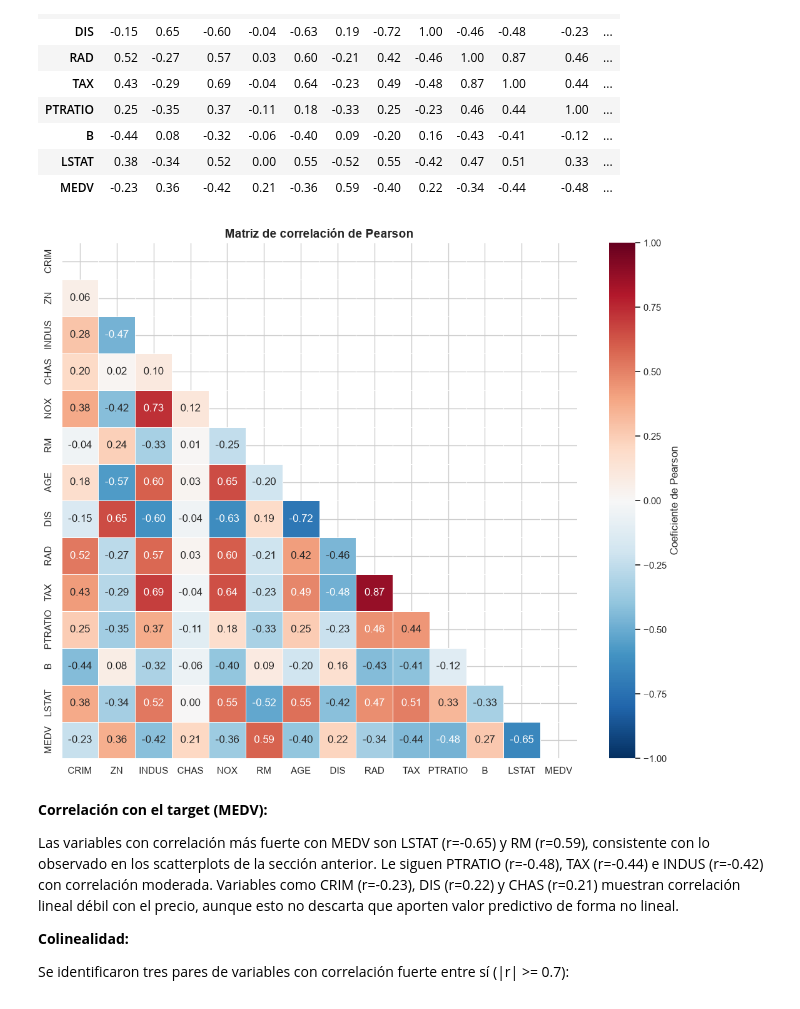
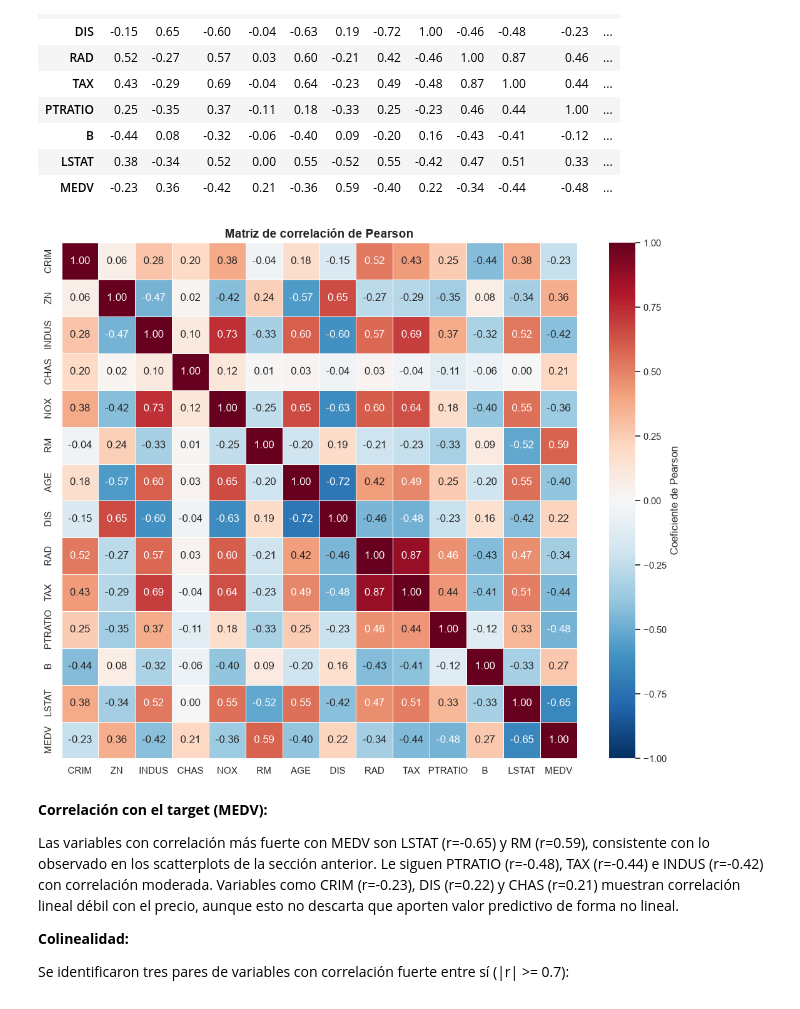
Before and after one commit to fabriziopaladini/TP_AA1_Aguirre_Gambande_Paladini, a Jupyter notebook: TP-regresion-AA1.ipynb, the cells around one changed output. Drawn from its saved outputs; the diff is of its cells as text; code cells hidden in the pictures.

Commit message:
cambio de grafico de matriz de corr

```diff
--- a/TP-regresion-AA1.ipynb
+++ b/TP-regresion-AA1.ipynb
@@ -448,16 +448,16 @@ corr.round(2)
 | MEDV | -0.23 | 0.36 | -0.42 | 0.21 | -0.36 | 0.59 | -0.40 | 0.22 | -0.34 | -0.44 | -0.48 | ... |
 # %%
 
-mask = np.triu(np.ones_like(corr, dtype=bool)) # solo grafica un lado de la matriz
+
 plt.figure(figsize=(11, 9))
-sns.heatmap(corr, mask=mask, annot=True, fmt='.2f', cmap='RdBu_r', center=0,
+sns.heatmap(corr, annot=True, fmt='.2f', cmap='RdBu_r', center=0,
             vmin=-1, vmax=1, square=True, linewidths=0.5,
             cbar_kws={'label': 'Coeficiente de Pearson'})
 plt.title('Matriz de correlación de Pearson', fontsize=14, fontweight='bold')
 plt.tight_layout()
 plt.show()
 # %% [output]
-[figure, old version]
+[figure, new version]
 # %% [markdown]
 **Correlación con el target (MEDV):**
 
```
